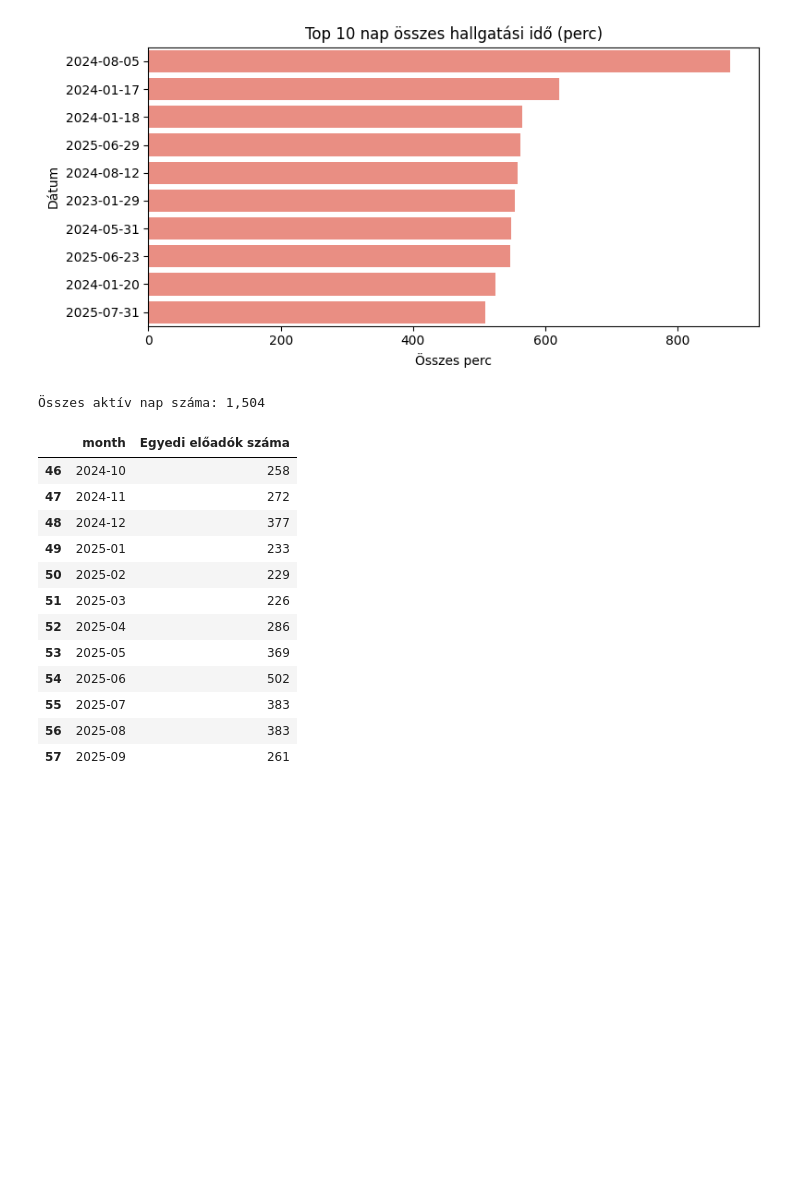
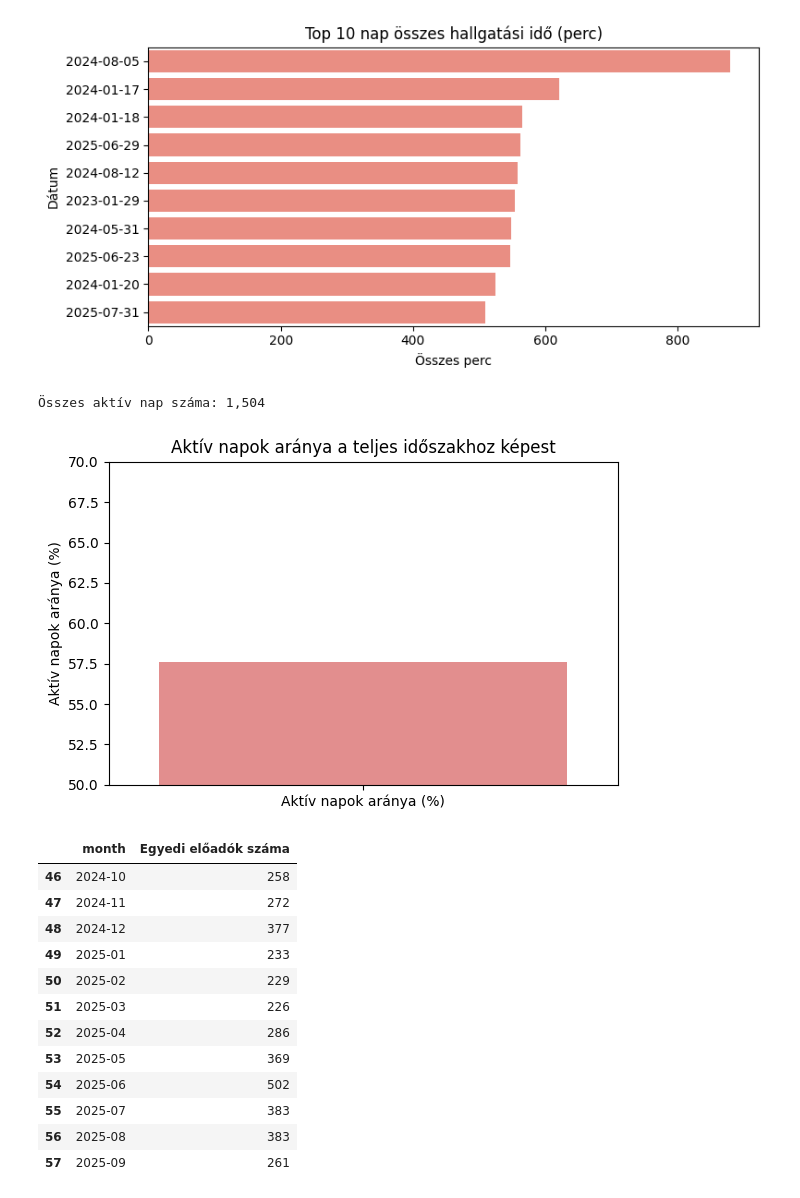
Before and after one commit to Gondocs/adatelemzes, a Jupyter notebook: adatelemzes_egyszeru.ipynb, the cells around one changed output. Cells and saved outputs as stored; diff of their text form; code cells hidden in the pictures; blank space fills up the shorter version.

Commit message:
add active days diagram

```diff
--- a/adatelemzes_egyszeru.ipynb
+++ b/adatelemzes_egyszeru.ipynb
@@ -397,14 +397,27 @@ plt.show()
 [figure]
 # %%
 # 5) Aktív napok száma (összes egyedi nap)
-# Cél: hány napon hallgattál zenét legalább egyszer (aktív napok száma).
+
 # Bemenet: 'napok' tábla (előző cellából): date oszlop
 # Kimenet: egy egész szám (print)
 
 aktiv_napok = napok['date'].nunique()
 print(f'Összes aktív nap száma: {aktiv_napok:,}')
+
+# összes nap száma és aktív napok aránya diagram
+# 5/b) Aktív napok aránya – oszlopdiagram
+osszes_nap = (df['date'].max() - df['date'].min()).days + 1  # Teljes időszak napjai (min–max dátum)
+arany = 100 * aktiv_napok / (osszes_nap if osszes_nap else np.nan)  # Aktív napok aránya (%)
+plt.figure(figsize=(6,4))
+sns.barplot(x=['Aktív napok aránya (%)'], y=[arany], color='lightcoral')
+plt.title('Aktív napok aránya a teljes időszakhoz képest')
+plt.ylabel('Aktív napok aránya (%)')
+plt.ylim(0, 100)
+plt.tight_layout()
+plt.show()
 # %% [output]
 Összes aktív nap száma: 1,504
+[figure, added]
 # %%
 # 6) Havi előadói diverzitás – egyedi előadók száma
 
```
